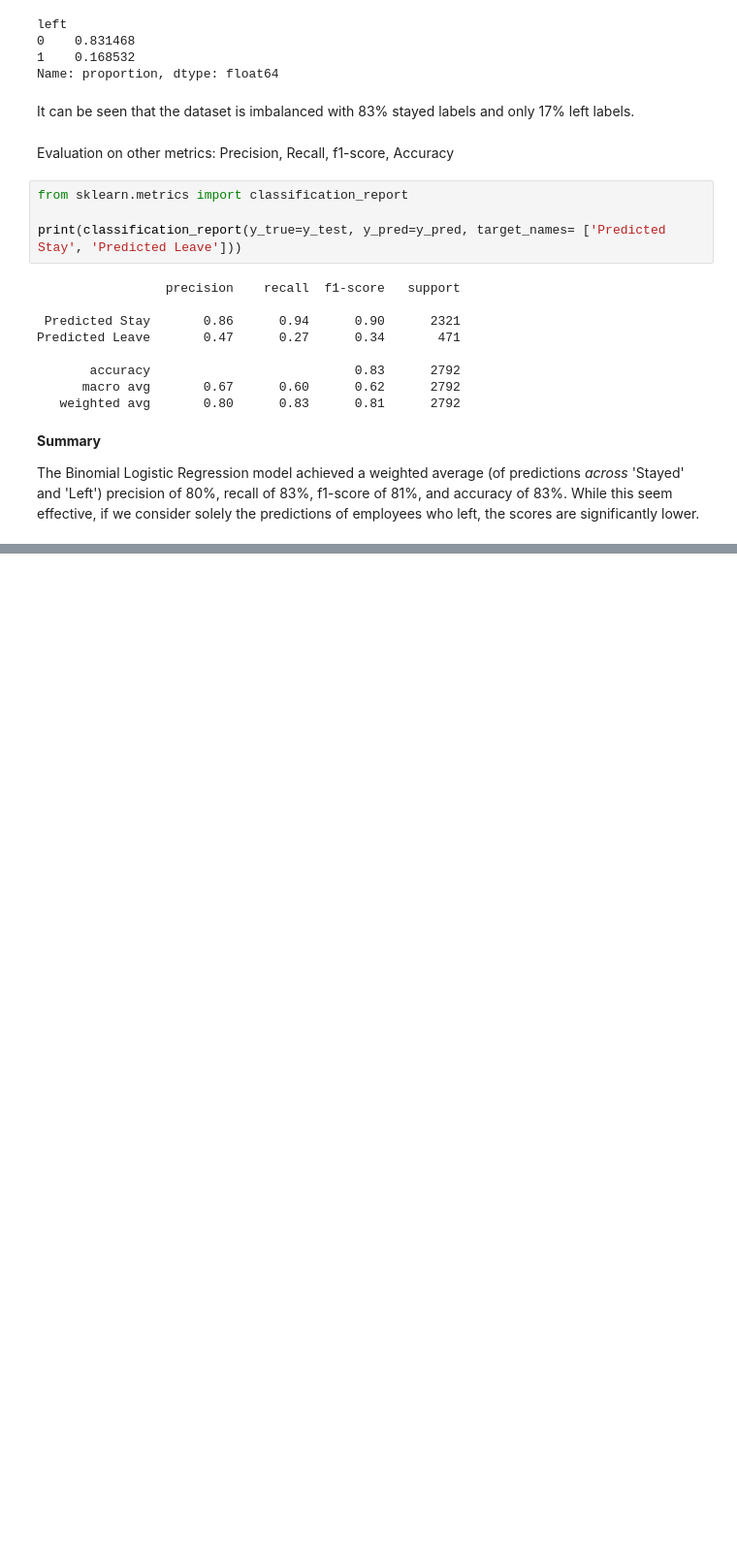
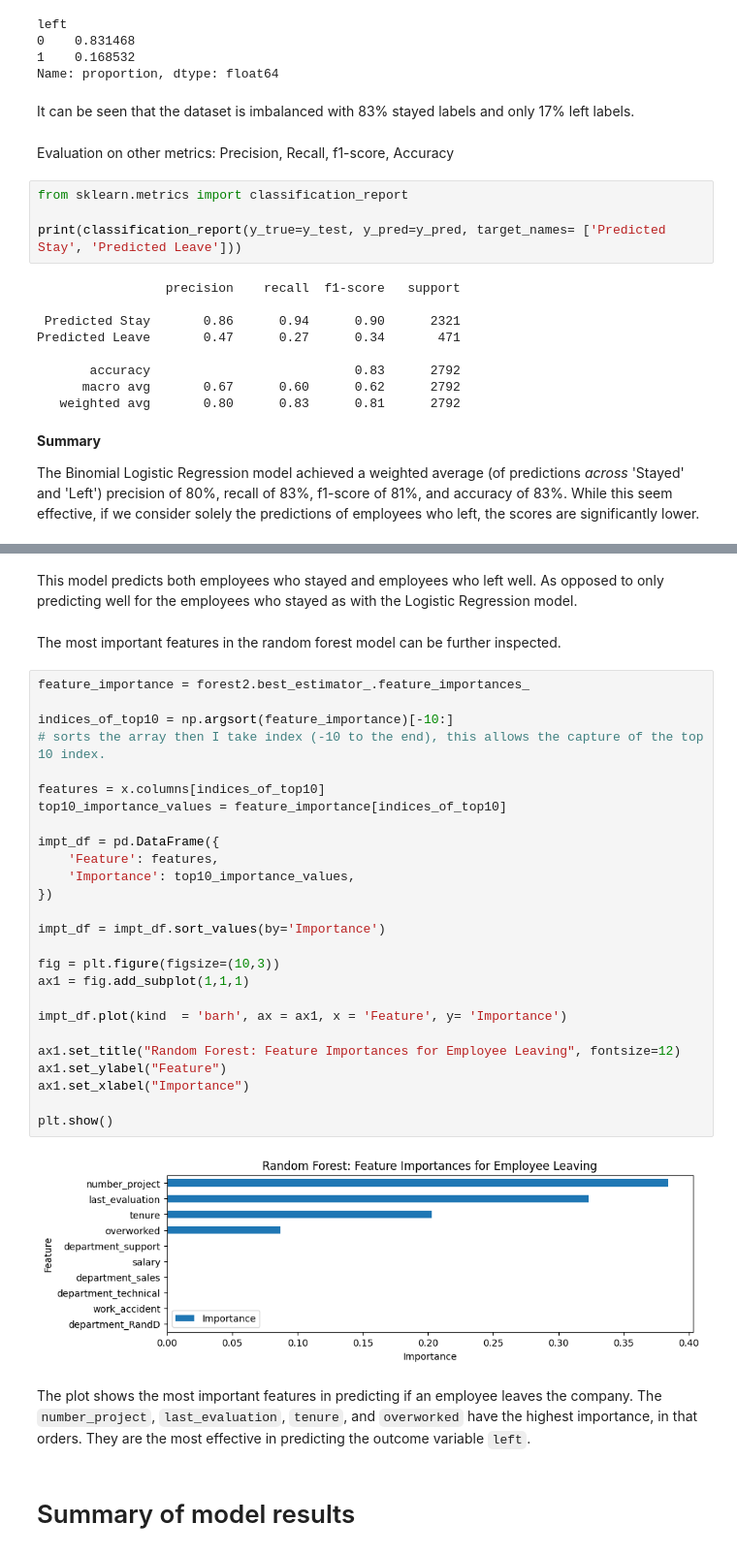
Before and after one commit to airrehn/HR-Analytics-Analysis, a Jupyter notebook: Project.ipynb, the cells around one changed output, grey strips where cells are left out. Shown at 97% size. Cells and saved outputs as stored; diff of their text form; blank space fills up the shorter version.

```diff
--- a/Project.ipynb
+++ b/Project.ipynb
@@ -477,0 +766,36 @@ The Binomial Logistic Regression model achieved a weighted average (of predictio
+# %% [markdown]
+This model predicts both employees who stayed and employees who left well. As opposed to only predicting well for the employees who stayed as with the Logistic Regression model.
+# %% [markdown]
+The most important features in the random forest model can be further inspected.
+# %%
+feature_importance = forest2.best_estimator_.feature_importances_
+
+indices_of_top10 = np.argsort(feature_importance)[-10:]
+# sorts the array then I take index (-10 to the end), this allows the capture of the top 10 index.
+
+features = x.columns[indices_of_top10]
+top10_importance_values = feature_importance[indices_of_top10]
+
+impt_df = pd.DataFrame({
+    'Feature': features,
+    'Importance': top10_importance_values,
+})
+
+impt_df = impt_df.sort_values(by='Importance')
+
+fig = plt.figure(figsize=(10,3))
+ax1 = fig.add_subplot(1,1,1)
+
+impt_df.plot(kind  = 'barh', ax = ax1, x = 'Feature', y= 'Importance')
+
+ax1.set_title("Random Forest: Feature Importances for Employee Leaving", fontsize=12)
+ax1.set_ylabel("Feature")
+ax1.set_xlabel("Importance")
+
+plt.show()
+# %% [output]
+[figure, added]
+# %% [markdown]
+The plot shows the most important features in predicting if an employee leaves the company. The  `number_project`, `last_evaluation`, `tenure`, and `overworked` have the highest importance, in that orders. They are the most effective in predicting the outcome variable `left`.
+# %% [markdown]
+# Summary of model results
```
Also changed, not shown: parts of 37 cells of this notebook, 3 other files.
